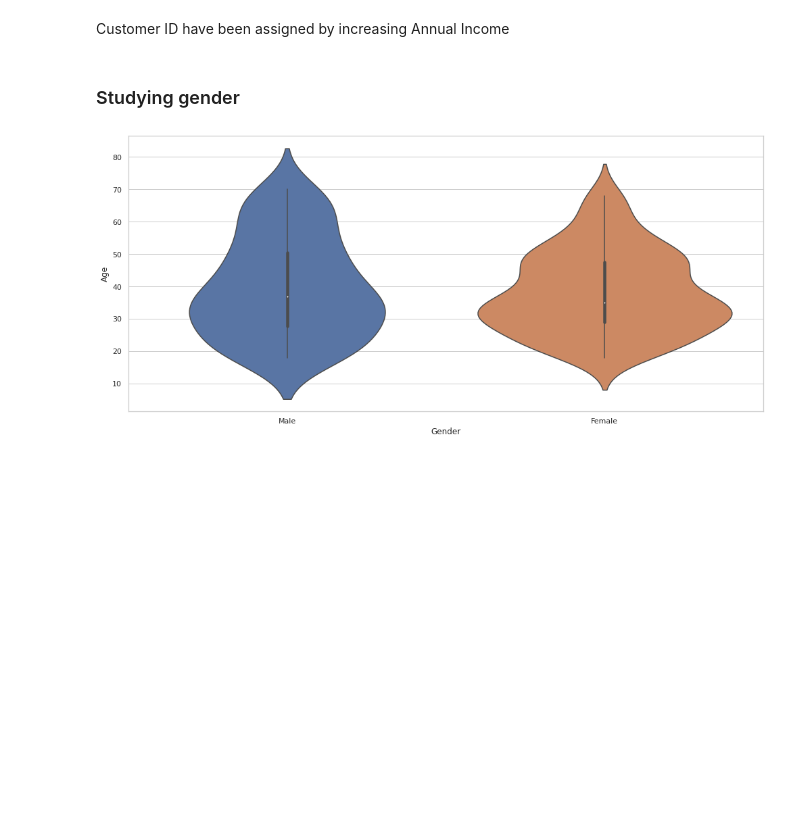
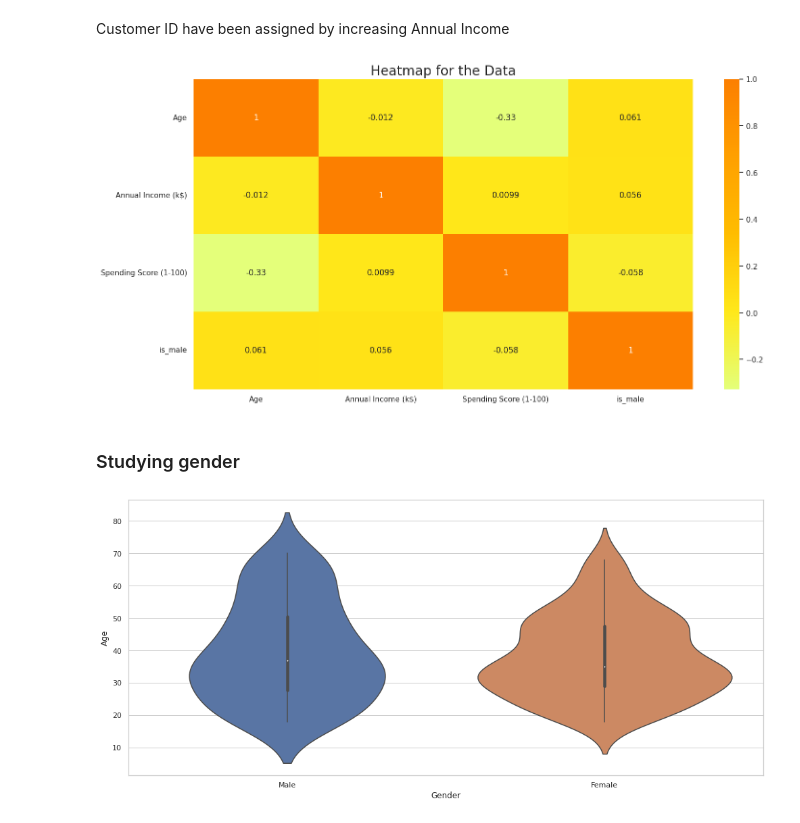
Before and after one commit to ezalos/Notebooks2Teach, a Jupyter notebook: sklearn/5_clusetring_scikit.ipynb, the cells around one changed output. Drawn from its saved outputs; the diff is of its cells as text; code cells hidden in the pictures; blank space fills up the shorter version.

```diff
--- a/sklearn/5_clusetring_scikit.ipynb
+++ b/sklearn/5_clusetring_scikit.ipynb
@@ -169,6 +202,12 @@ plt.show()
 Customer ID have been assigned by increasing Annual Income
 # %%
 data = data.drop('CustomerID', axis=1)
+# %%
+sns.heatmap(data.corr(numeric_only=True), cmap="Wistia", annot=True)
+plt.title("Heatmap for the Data", fontsize=20)
+plt.show()
+# %% [output]
+[figure, added]
 # %% [markdown]
 ### Studying gender
 # %%
```
Also changed, not shown: parts of 12 cells of this notebook, 6 other files.
